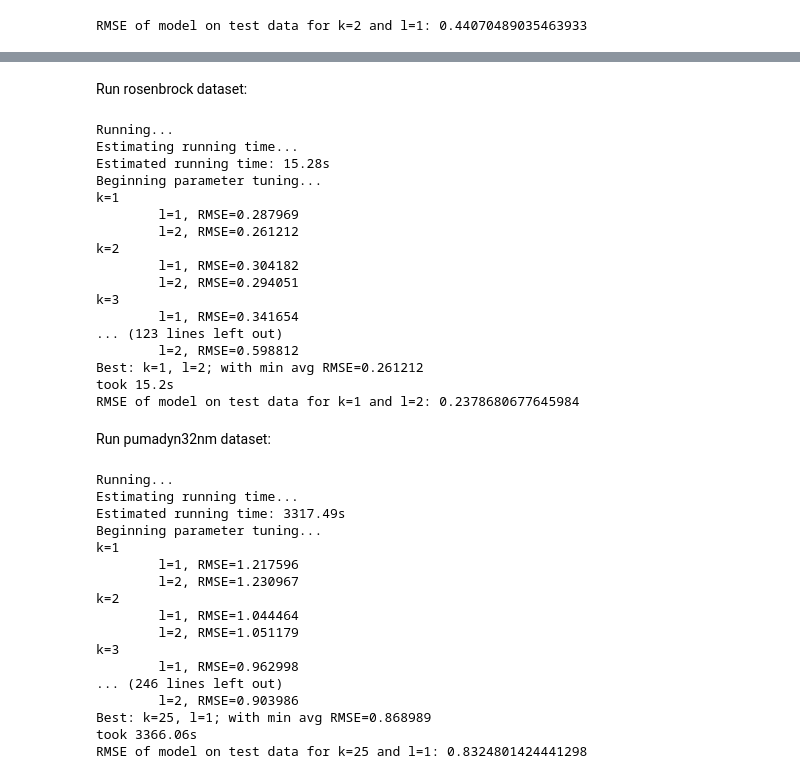
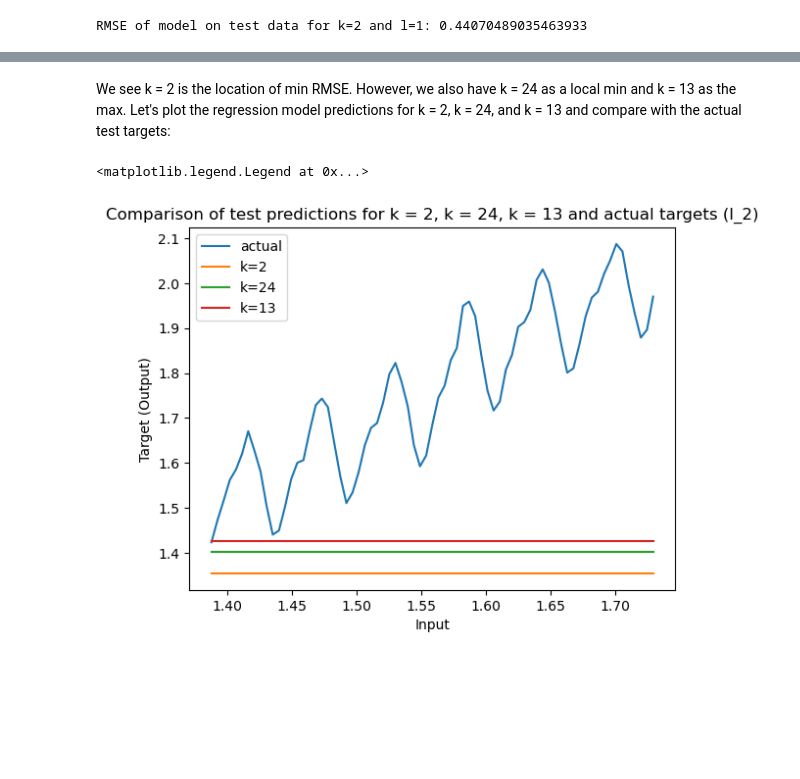
Before and after one commit to richkejie/ROB313, a Jupyter notebook: Assignments/A1/A1Q1.ipynb, the cells around one changed output, grey strips where cells are left out. Drawn from its saved outputs; the diff is of its cells as text; code cells hidden in the pictures; blank space fills up the shorter version.

```diff
--- a/Assignments/A1/A1Q1.ipynb
+++ b/Assignments/A1/A1Q1.ipynb
@@ -261,56 +223,18 @@ As we can see, the model for k = 2 overfits the training data and the models for
-# %% [markdown]
-Run rosenbrock dataset:
-# %%
-x_train, x_valid, x_test, y_train, y_valid, y_test = load_dataset('rosenbrock', n_train=1000, d=2)
-x_train = np.vstack([x_valid, x_train])
-y_train = np.vstack([y_valid, y_train])
-
-RMSE_avg, best_k, best_l = estimate_best_param(x_train, y_train, v=5, max_l=2)
-RMSE_test = test_model_RMSE(x_train, y_train, x_test, y_test, best_k, best_l)
-print("RMSE of model on test data for k={k} and l={l}: {RMSE_test}".format(k=best_k, l=best_l, RMSE_test=RMSE_test))
-# %% [output]
-Running...
-Estimating running time...
-Estimated running time: 15.28s
-Beginning parameter tuning...
-k=1
-        l=1, RMSE=0.287969
-        l=2, RMSE=0.261212
-k=2
-        l=1, RMSE=0.304182
-        l=2, RMSE=0.294051
-k=3
-        l=1, RMSE=0.341654
-... (123 lines left out)
-        l=2, RMSE=0.598812
-Best: k=1, l=2; with min avg RMSE=0.261212
-took 15.2s
-RMSE of model on test data for k=1 and l=2: 0.2378680677645984
-# %% [markdown]
-Run pumadyn32nm dataset:
-# %%
-x_train, x_valid, x_test, y_train, y_valid, y_test = load_dataset('pumadyn32nm')
-x_train = np.vstack([x_valid, x_train])
-y_train = np.vstack([y_valid, y_train])
-
-RMSE_avg, best_k, best_l = estimate_best_param(x_train, y_train, v=5, max_l=2)
-RMSE_test = test_model_RMSE(x_train, y_train, x_test, y_test, best_k, best_l)
-print("RMSE of model on test data for k={k} and l={l}: {RMSE_test}".format(k=best_k, l=best_l, RMSE_test=RMSE_test))
-# %% [output]
-Running...
-Estimating running time...
-Estimated running time: 3317.49s
-Beginning parameter tuning...
-k=1
-        l=1, RMSE=1.217596
-        l=2, RMSE=1.230967
-k=2
-        l=1, RMSE=1.044464
-        l=2, RMSE=1.051179
-k=3
-        l=1, RMSE=0.962998
-... (246 lines left out)
-        l=2, RMSE=0.903986
-Best: k=25, l=1; with min avg RMSE=0.868989
-took 3366.06s
-RMSE of model on test data for k=25 and l=1: 0.8324801424441298
+# %% [markdown]
+We see k = 2 is the location of min RMSE. However, we also have k = 24 as a local min and k = 13 as the max. Let's plot the regression model predictions for k = 2, k = 24, and k = 13 and compare with the actual test targets:
+# %%
+plt.figure()
+plt.title("Comparison of test predictions for k = 2, k = 24, k = 13 and actual targets (l_2)")
+plt.xlabel("Input")
+plt.ylabel("Target (Output)")
+plt.plot(x_test, y_test, label='actual')
+y_predict_k2 = kNN_regress(x_train, y_train, x_test, k=2, l=2)
+y_predict_k24 = kNN_regress(x_train, y_train, x_test, k=24, l=2)
+y_predict_k13 = kNN_regress(x_train, y_train, x_test, k=13, l=2)
+plt.plot(x_test, y_predict_k2, label="k=2")
+plt.plot(x_test, y_predict_k24, label="k=24")
+plt.plot(x_test, y_predict_k13, label="k=13")
+plt.legend(loc='best')
+# %% [output]
+<matplotlib.legend.Legend at 0x...>
+[figure, added]
```
Also changed, not shown: parts of 21 cells of this notebook, 4 other files.
